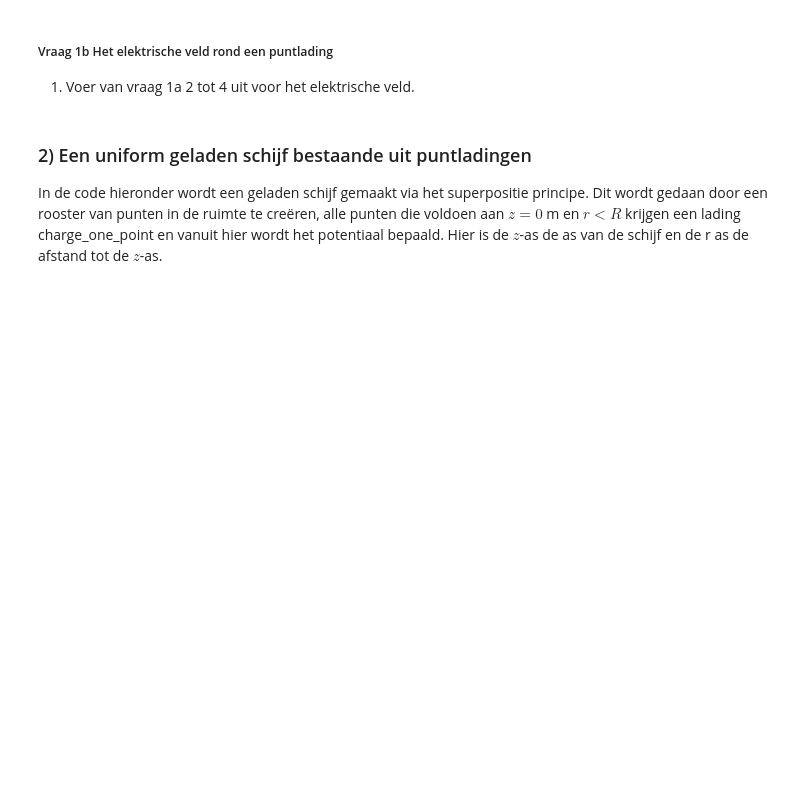
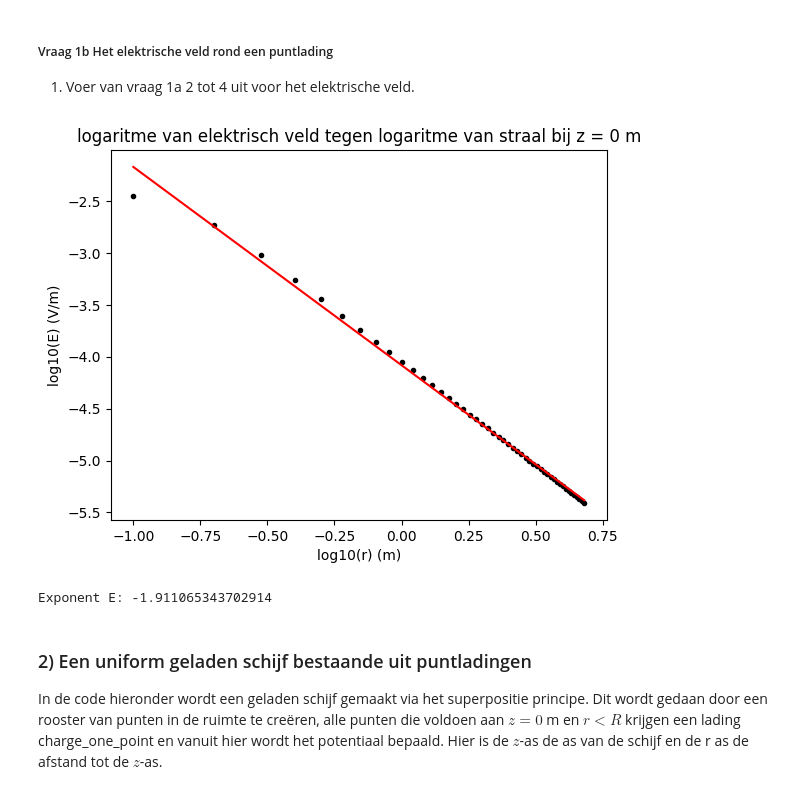
Before and after one commit to yaeljawahierkhan/opdrachten-DEF-D, a Jupyter notebook: DigitaleOntwerpopdrachten/1CondensatorOpdracht/CondensatorOntwerpopdracht.ipynb, the cells around one changed output. Saved outputs shown, nothing was run; the diff lists cells and outputs as text; code cells hidden in the pictures; blank space fills up the shorter version.

```diff
--- a/DigitaleOntwerpopdrachten/1CondensatorOpdracht/CondensatorOntwerpopdracht.ipynb
+++ b/DigitaleOntwerpopdrachten/1CondensatorOpdracht/CondensatorOntwerpopdracht.ipynb
@@ -94,9 +121,25 @@ plot_results_pt_charge_at_origin(Ez, Er, normE, V, r, z, grid_step)
 ##### Vraag 1b Het elektrische veld rond een puntlading
 1. Voer van vraag 1a 2 tot 4 uit voor het elektrische veld.
 # %%
-###
-###Hier jouw code###
-###
+# 1b.2:
+plt.figure()
+plt.plot(np.log10(r[1:-1]), np.log10(normE[index,:]), 'k.')
+plt.xlabel('log10(r) (m)')
+plt.ylabel('log10(E) (V/m)')
+plt.title('logaritme van elektrisch veld tegen logaritme van straal bij z = 0 m')
+
+# 1b,3:
+popt_E, pcov_E = curve_fit(f, np.log10(r[1:-1]), np.log10(normE[index,:]))
+exponent_E = popt_E[0]
+
+plt.plot(np.log10(r[1:-1]), f(np.log10(r[1:-1]), *popt_E), 'r-')
+plt.show()
+
+# 1b.4:
+print("Exponent E:", exponent_E)
+# %% [output]
+[figure, added]
+Exponent E: -1.911065343702914
 # %% [markdown]
 ### 2) Een uniform geladen schijf bestaande uit puntladingen
 
```
Also changed, not shown: parts of 16 cells of this notebook, 4 other files.
